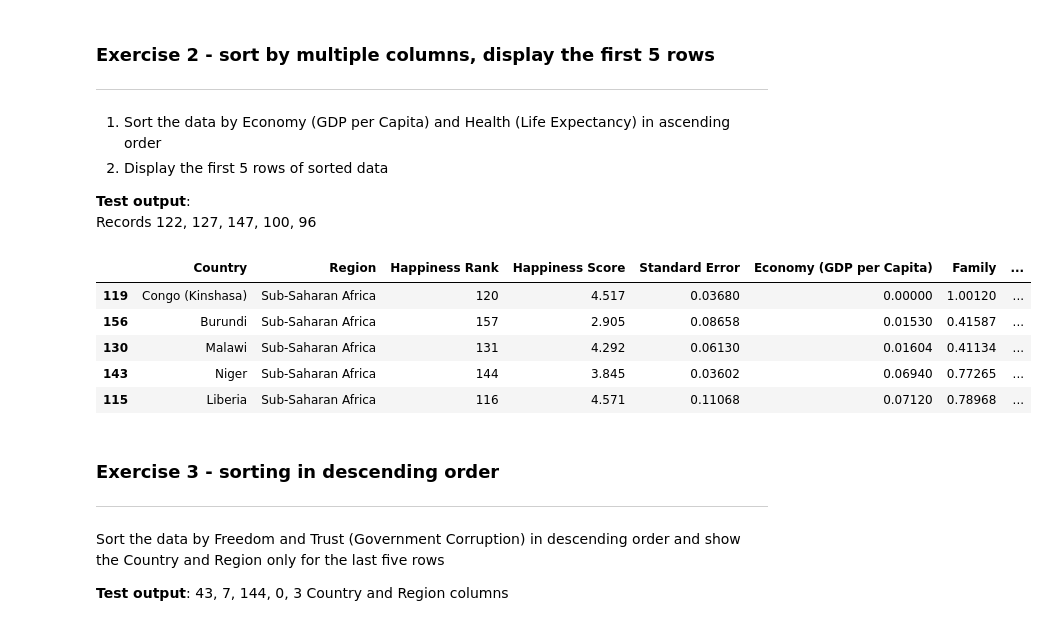
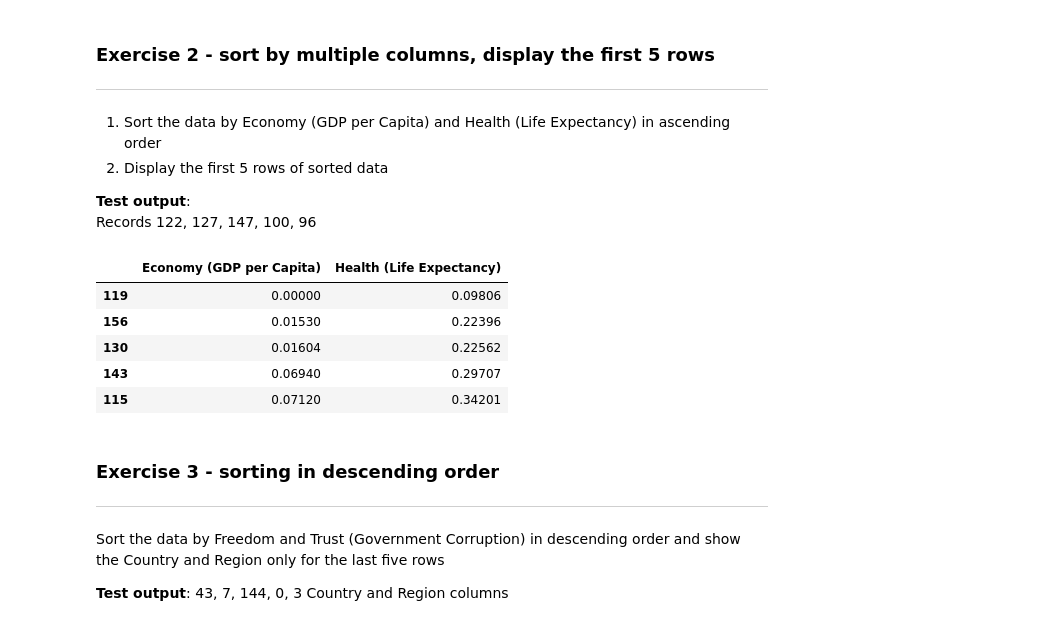
Before and after one commit to Jojomaque/DataScience, a Jupyter notebook: JojoSorting_and_cleaning.ipynb, the cells around one changed output. Saved outputs shown, nothing was run; the diff lists cells and outputs as text; code cells hidden in the pictures.

```diff
--- a/JojoSorting_and_cleaning.ipynb
+++ b/JojoSorting_and_cleaning.ipynb
@@ -97,19 +97,18 @@ Records 122, 127, 147, 100, 96
 # %%
 import pandas as pd
 df = pd.read_excel('https://github.com/futureCodersSE/working-with-data/blob/main/Happiness-Data/2015.xlsx?raw=true')
 df
-happiness = df
+happiness_original = df
 #Display first 5 rows
-happiness.head()
-sort_by_Econ_health = happiness.sort_values(by = ["Economy (GDP per Capita)","Health (Life Expectancy)"],ascending = True)
-display(sort_by_Econ_health.head(5))
+happiness_original.head()
+happiness_original.sort_values(['Economy (GDP per Capita)','Health (Life Expectancy)'])[['Economy (GDP per Capita)','Health (Life Expectancy)']].head()
 # %% [output]
-|  | Country | Region | Happiness Rank | Happiness Score | Standard Error | Economy (GDP per Capita) | Family | ... |
-| 119 | Congo (Kinshasa) | Sub-Saharan Africa | 120 | 4.517 | 0.03680 | 0.00000 | 1.00120 | ... |
-| 156 | Burundi | Sub-Saharan Africa | 157 | 2.905 | 0.08658 | 0.01530 | 0.41587 | ... |
-| 130 | Malawi | Sub-Saharan Africa | 131 | 4.292 | 0.06130 | 0.01604 | 0.41134 | ... |
-| 143 | Niger | Sub-Saharan Africa | 144 | 3.845 | 0.03602 | 0.06940 | 0.77265 | ... |
-| 115 | Liberia | Sub-Saharan Africa | 116 | 4.571 | 0.11068 | 0.07120 | 0.78968 | ... |
+|  | Economy (GDP per Capita) | Health (Life Expectancy) |
+| 119 | 0.00000 | 0.09806 |
+| 156 | 0.01530 | 0.22396 |
+| 130 | 0.01604 | 0.22562 |
+| 143 | 0.06940 | 0.29707 |
+| 115 | 0.07120 | 0.34201 |
 # %% [markdown]
 ### Exercise 3 - sorting in descending order
 ---
```
Also changed, not shown: parts of 4 cells of this notebook.
